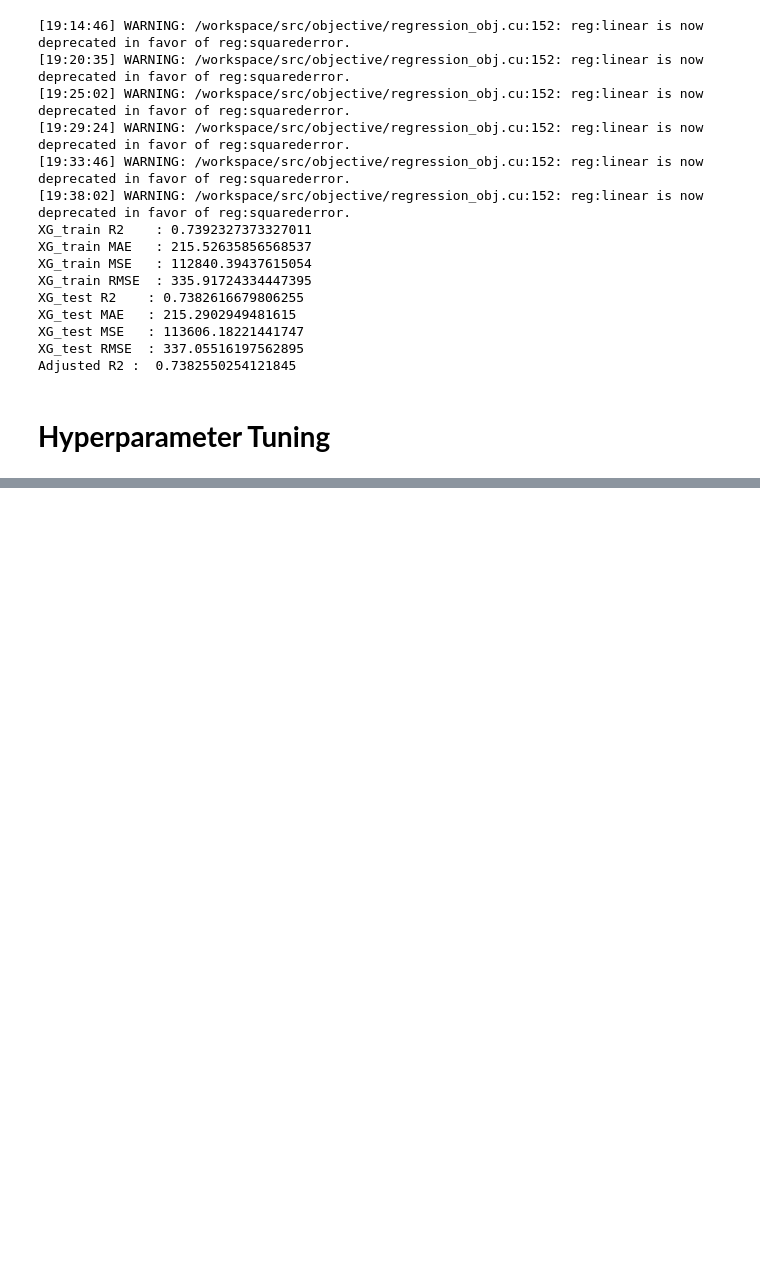
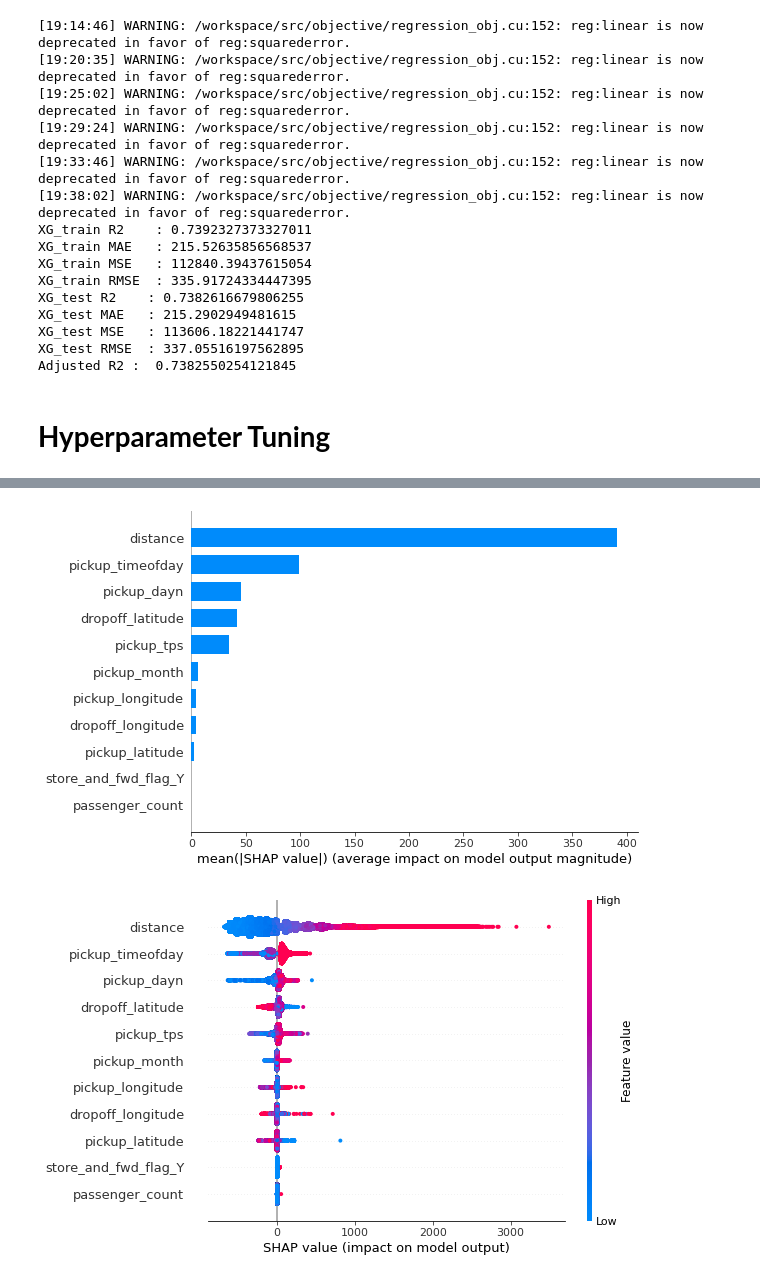
Before and after one commit to sanjaymkr/NYC-Taxi-Trip-Time-Prediction, a Jupyter notebook: Sanjay_Kumar_NYC_Taxi_Trip_Time_Prediction_Capstone_Project.ipynb, the cells around one changed output, grey strips where cells are left out. Saved outputs shown, nothing was run; the diff lists cells and outputs as text; code cells hidden in the pictures; blank space fills up the shorter version.

```diff
--- a/Sanjay_Kumar_NYC_Taxi_Trip_Time_Prediction_Capstone_Project.ipynb
+++ b/Sanjay_Kumar_NYC_Taxi_Trip_Time_Prediction_Capstone_Project.ipynb
@@ -877,0 +931,13 @@ print("Adjusted R2 : ", 1-(1-r2_score((y_test), (y_pred_lgt)))*((x_test.shape[0]
+# %%
+# Create object that can calculate shap values
+explainer = shap.TreeExplainer(rf)
+# Calculate Shap values
+shap_values = explainer.shap_values(x_test)
+# %%
+features=fcd.columns
+# %%
+shap.summary_plot(shap_values, x_test, feature_names=features, plot_type="bar")
+shap.summary_plot(shap_values, x_test, feature_names=features)
+# %% [output]
+[figure, added]
+[figure, added]
```
Also changed, not shown: parts of 20 cells of this notebook.
